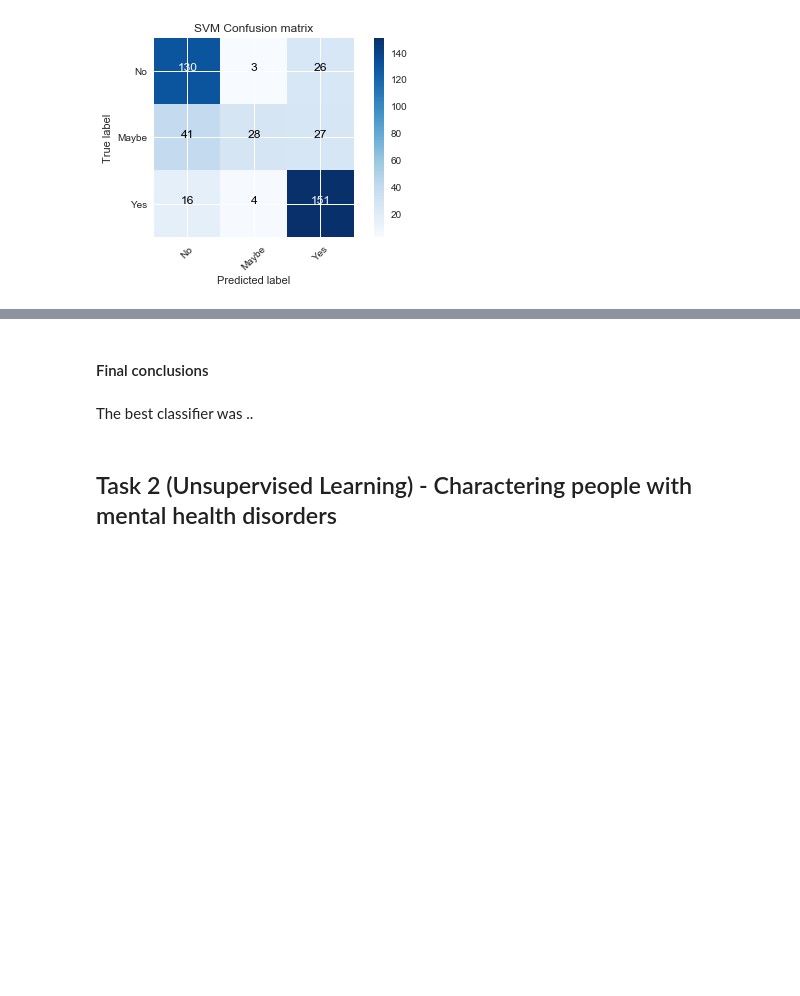
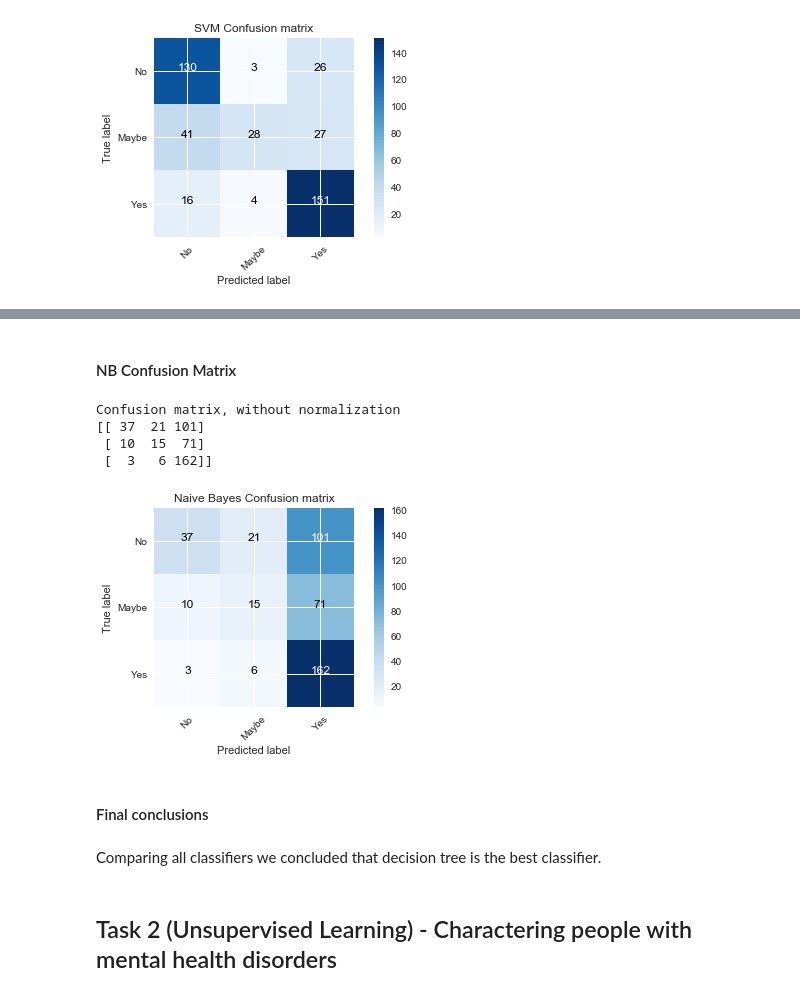
Before and after one commit to flaviacmr/Aprendizagem_Automatica, a Jupyter notebook: AA_201819_Project/AA_201819_Project/AA_201819_Project_MR.ipynb, the cells around one changed output, grey strips where cells are left out. Cells and saved outputs as stored; diff of their text form; code cells hidden in the pictures; blank space fills up the shorter version.

```diff
--- a/AA_201819_Project/AA_201819_Project/AA_201819_Project_MR.ipynb
+++ b/AA_201819_Project/AA_201819_Project/AA_201819_Project_MR.ipynb
@@ -1223,7 +1307,22 @@ print("NB", classification_report(y_test, Y_pred_nb))
+# %% [markdown]
+#### NB Confusion Matrix
+# %%
+cnf_matrix = confusion_matrix(y_test, Y_pred_nb)
+np.set_printoptions(precision=2)
+
+plt.figure()
+plot_confusion_matrix(cnf_matrix, classes=class_names,
+                      title='Naive Bayes Confusion matrix')
+# %% [output]
+Confusion matrix, without normalization
+[[ 37  21 101]
+ [ 10  15  71]
+ [  3   6 162]]
+[figure, added]
 # %% [markdown]
 #### Final conclusions
-# %% [markdown]
-The best classifier was ..
+# %% [markdown]
+Comparing all classifiers we concluded that decision tree is the best classifier.
 # %% [markdown]
 ## Task 2 (Unsupervised Learning) - Charactering people with mental health disorders
 # %% [markdown]
```
Also changed, not shown: parts of 41 cells of this notebook.
